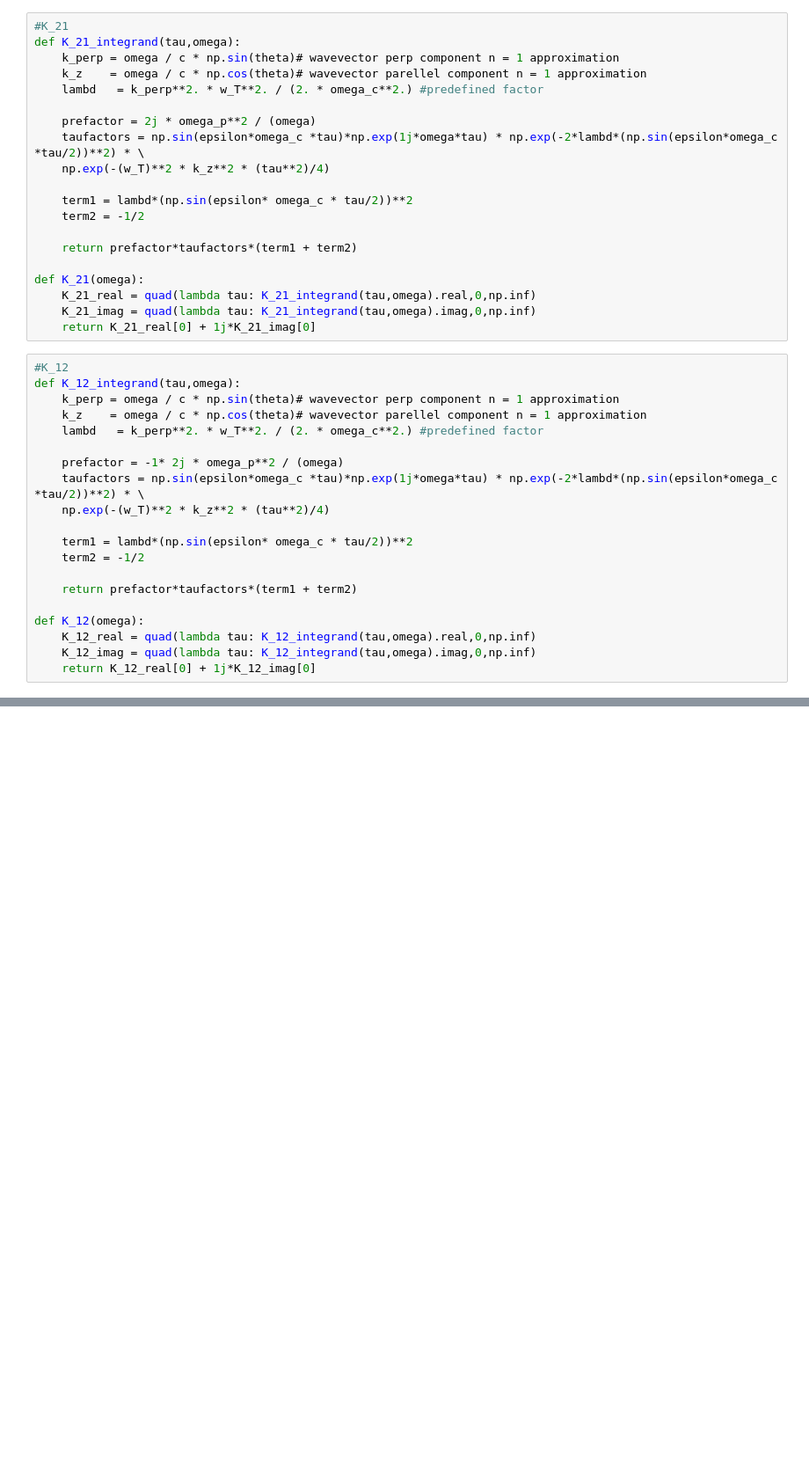
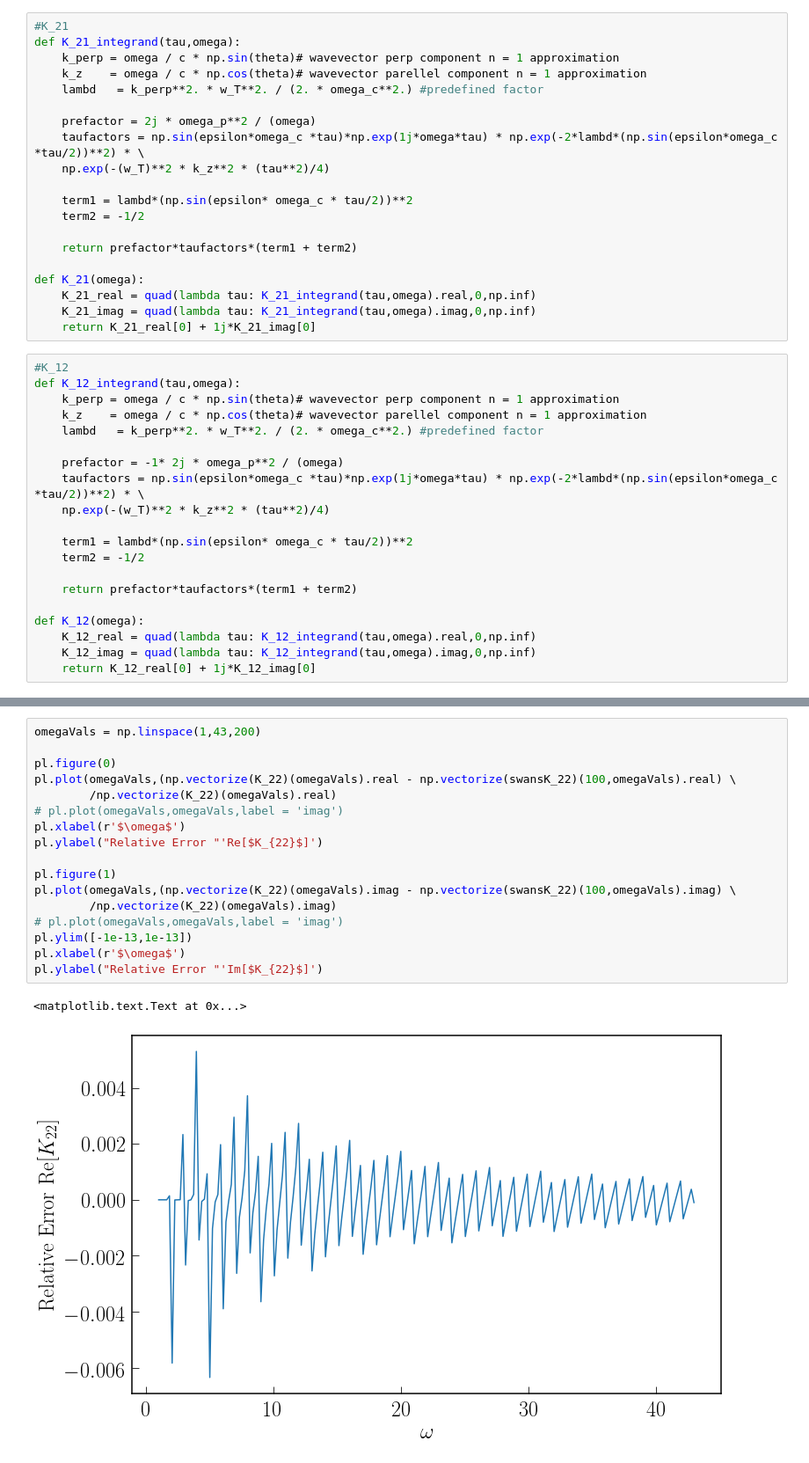
Before and after one commit to avjoshi21/NR-Dielec-Tensor, a Jupyter notebook: Testing Nonrelativistic Maxwellian Dielectric Tensor.ipynb, the cells around one changed output, grey strips where cells are left out. Shown at 88% size. Saved outputs shown, nothing was run; the diff lists cells and outputs as text; blank space fills up the shorter version.

```diff
--- a/Testing Nonrelativistic Maxwellian Dielectric Tensor.ipynb
+++ b/Testing Nonrelativistic Maxwellian Dielectric Tensor.ipynb
@@ -530,0 +561,20 @@ swansK_13(100,2)
+# %%
+omegaVals = np.linspace(1,43,200)
+
+pl.figure(0)
+pl.plot(omegaVals,(np.vectorize(K_22)(omegaVals).real - np.vectorize(swansK_22)(100,omegaVals).real) \
+        /np.vectorize(K_22)(omegaVals).real)
+# pl.plot(omegaVals,omegaVals,label = 'imag')
+pl.xlabel(r'$\omega$')
+pl.ylabel("Relative Error "'Re[$K_{22}$]')
+
+pl.figure(1)
+pl.plot(omegaVals,(np.vectorize(K_22)(omegaVals).imag - np.vectorize(swansK_22)(100,omegaVals).imag) \
+        /np.vectorize(K_22)(omegaVals).imag)
+# pl.plot(omegaVals,omegaVals,label = 'imag')
+pl.ylim([-1e-13,1e-13])
+pl.xlabel(r'$\omega$')
+pl.ylabel("Relative Error "'Im[$K_{22}$]')
+# %% [output]
+<matplotlib.text.Text at 0x...>
+[figure, added]
```
Also changed, not shown: parts of 13 cells of this notebook.
